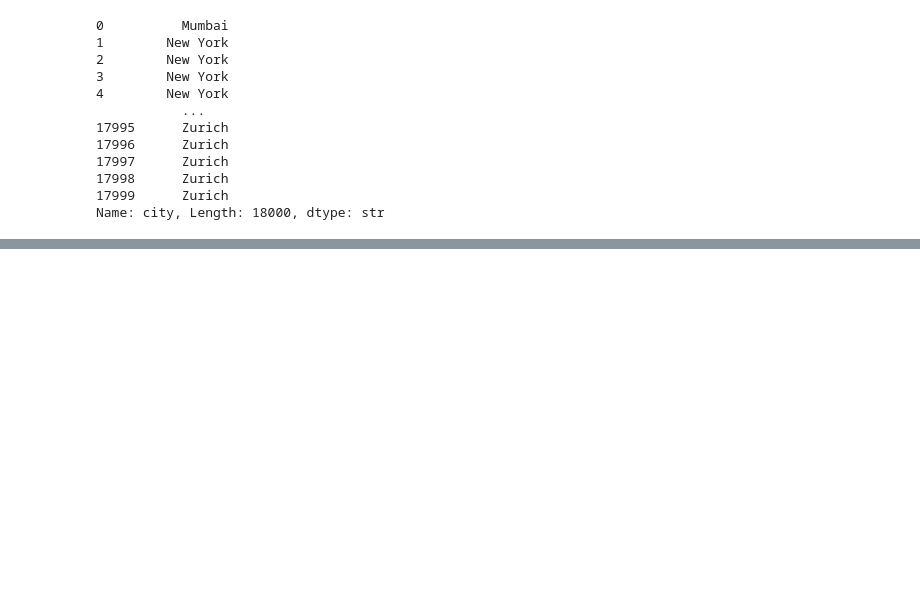
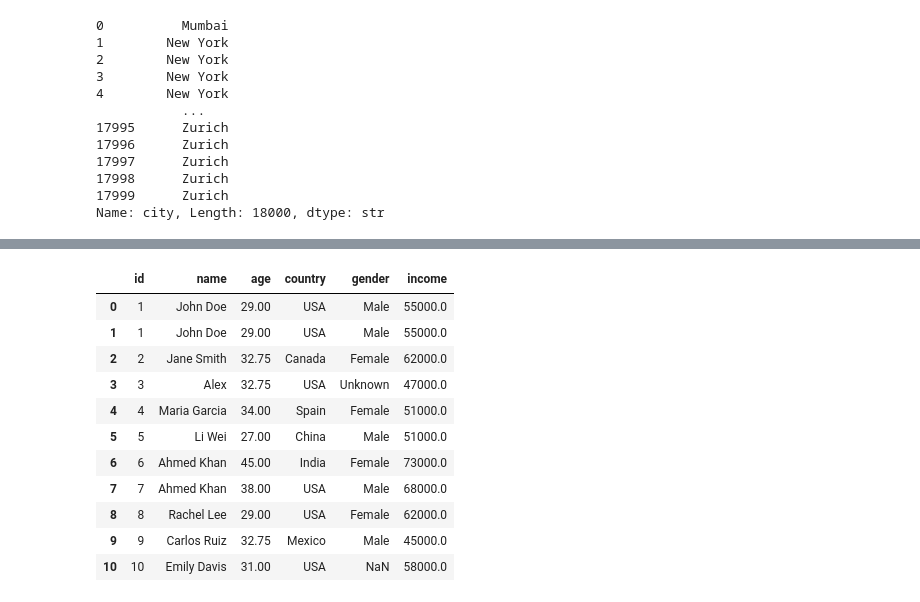
Before and after one commit to namanjain152003/pandas, a Jupyter notebook: panda_tutorial.ipynb, the cells around one changed output, grey strips where cells are left out. Cells and saved outputs as stored; diff of their text form; code cells hidden in the pictures; blank space fills up the shorter version.

Commit message:
data filtering, duplication , cleaning and string cleaning

```diff
--- a/panda_tutorial.ipynb
+++ b/panda_tutorial.ipynb
@@ -287,0 +323,35 @@ Name: city, Length: 18000, dtype: str
+# %%
+# cleaning of the data
+
+df=pd.read_csv("raw_data.csv")
+df
+
+# Handle Missing values
+df.isnull() # True for null values (NaN)
+
+df.isnull().sum() # counts missing vals per column
+
+df.dropna() # drops rows with missing values
+
+df.dropna(axis = 1) # drops cols with missing values
+
+df.fillna(0) # fills NaN with 0
+
+df["age"] = df["age"].fillna(df["age"].mean()) # fills column with mean
+
+df.ffill() # forward fill
+
+df.bfill() # backward fill
+# %% [output]
+|  | id | name | age | country | gender | income |
+| 0 | 1 | John Doe | 29.00 | USA | Male | 55000.0 |
+| 1 | 1 | John Doe | 29.00 | USA | Male | 55000.0 |
+| 2 | 2 | Jane Smith | 32.75 | Canada | Female | 62000.0 |
+| 3 | 3 | Alex | 32.75 | USA | Unknown | 47000.0 |
+| 4 | 4 | Maria Garcia | 34.00 | Spain | Female | 51000.0 |
+| 5 | 5 | Li Wei | 27.00 | China | Male | 51000.0 |
+| 6 | 6 | Ahmed Khan | 45.00 | India | Female | 73000.0 |
+| 7 | 7 | Ahmed Khan | 38.00 | USA | Male | 68000.0 |
+| 8 | 8 | Rachel Lee | 29.00 | USA | Female | 62000.0 |
+| 9 | 9 | Carlos Ruiz | 32.75 | Mexico | Male | 45000.0 |
+| 10 | 10 | Emily Davis | 31.00 | USA | NaN | 58000.0 |
```
Also changed, not shown: parts of 9 cells of this notebook.
